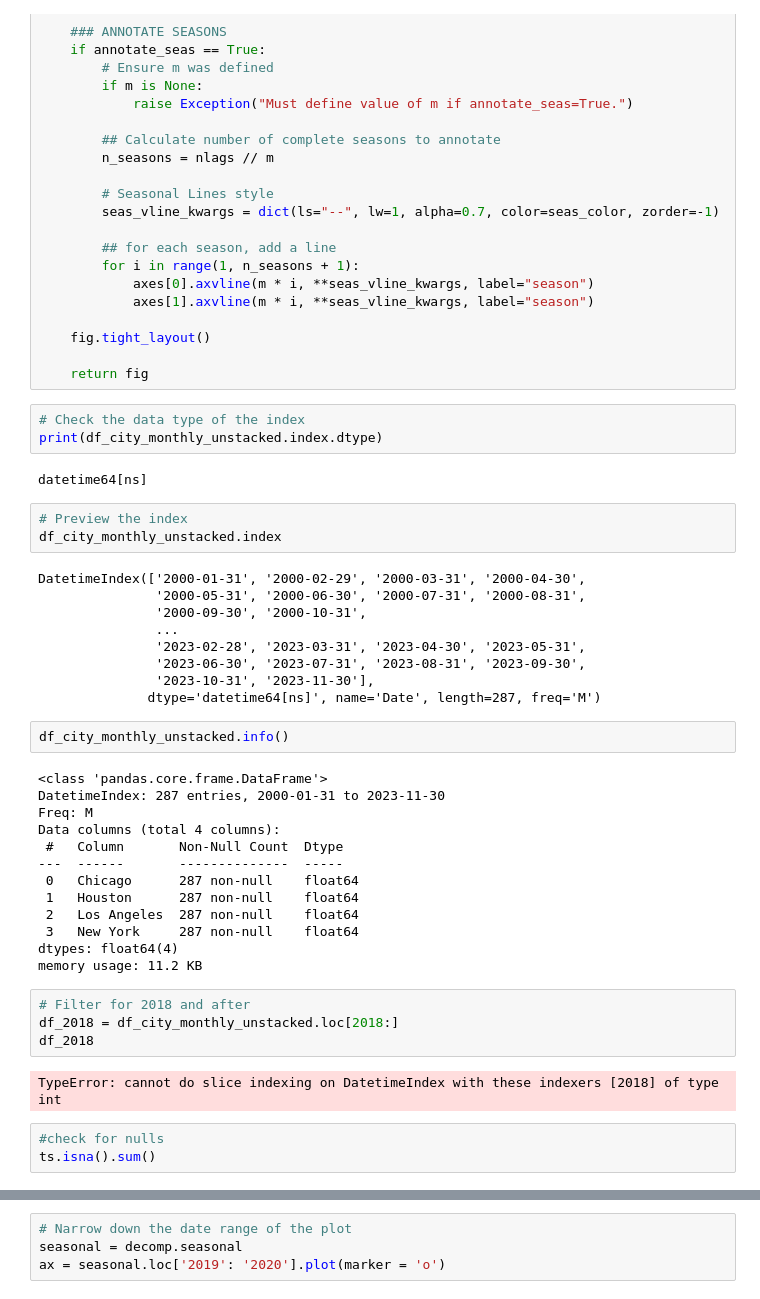
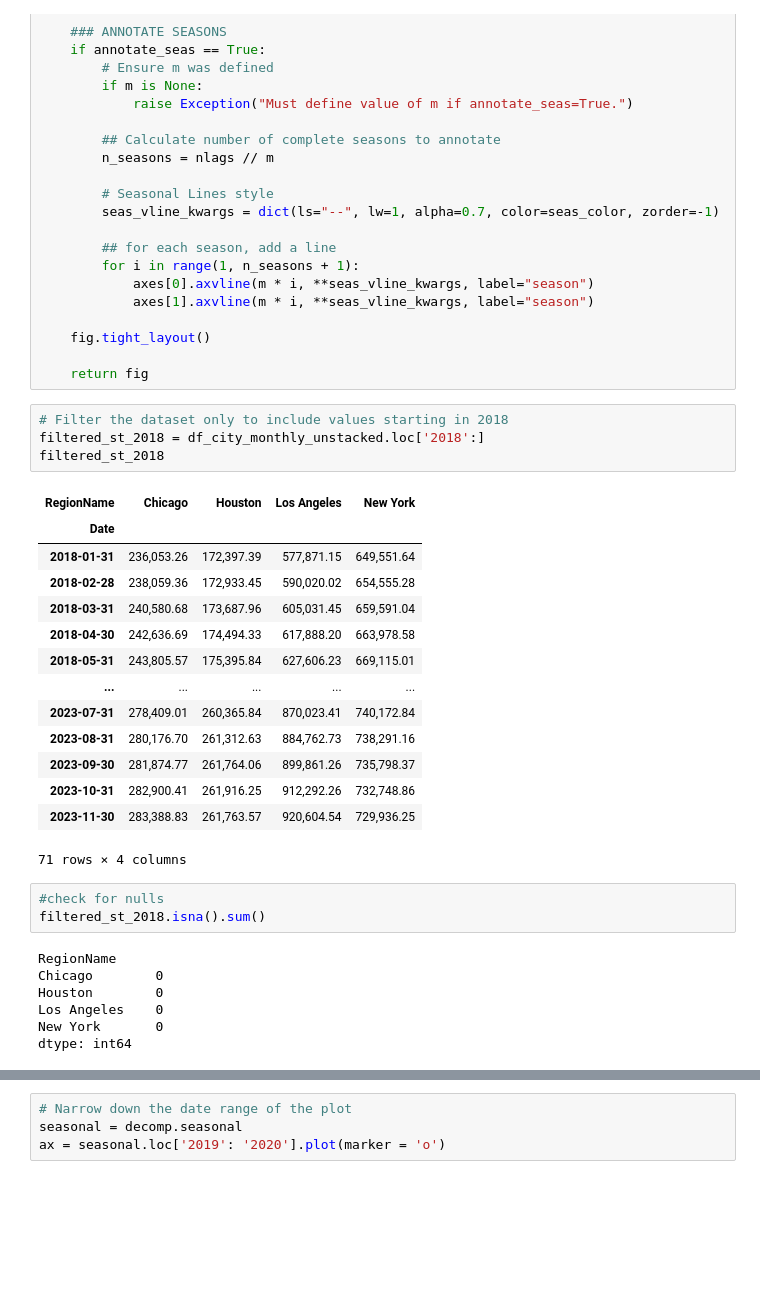
Before and after one commit to lrnrdr/CORE-Gridsearch-SARIMA-Models, a Jupyter notebook: Core Gridseach SARIMA Models.ipynb, the cells around one changed output, grey strips where cells are left out. Saved outputs shown, nothing was run; the diff lists cells and outputs as text; blank space fills up the shorter version.

```diff
--- a/Core Gridseach SARIMA Models.ipynb
+++ b/Core Gridseach SARIMA Models.ipynb
@@ -450,44 +450,32 @@ def plot_acf_pacf(ts, nlags=40, figsize=(10, 5),
     fig.tight_layout()
 
     return fig
-# %%
-# Check the data type of the index
-print(df_city_monthly_unstacked.index.dtype)
-# %% [output]
-datetime64[ns]
-# %%
-# Preview the index
-df_city_monthly_unstacked.index
-# %% [output]
-DatetimeIndex(['2000-01-31', '2000-02-29', '2000-03-31', '2000-04-30',
-               '2000-05-31', '2000-06-30', '2000-07-31', '2000-08-31',
-               '2000-09-30', '2000-10-31',
-               ...
-               '2023-02-28', '2023-03-31', '2023-04-30', '2023-05-31',
-               '2023-06-30', '2023-07-31', '2023-08-31', '2023-09-30',
-               '2023-10-31', '2023-11-30'],
-              dtype='datetime64[ns]', name='Date', length=287, freq='M')
-# %%
-df_city_monthly_unstacked.info()
-# %% [output]
-<class 'pandas.core.frame.DataFrame'>
-DatetimeIndex: 287 entries, 2000-01-31 to 2023-11-30
-Freq: M
-Data columns (total 4 columns):
- #   Column       Non-Null Count  Dtype
----  ------       --------------  -----
- 0   Chicago      287 non-null    float64
- 1   Houston      287 non-null    float64
- 2   Los Angeles  287 non-null    float64
- 3   New York     287 non-null    float64
-dtypes: float64(4)
-memory usage: 11.2 KB
-# %%
-# Filter for 2018 and after
-df_2018 = df_city_monthly_unstacked.loc[2018:]
-df_2018
-# %% [output]
-TypeError: cannot do slice indexing on DatetimeIndex with these indexers [2018] of type int
+# %%
+# Filter the dataset only to include values starting in 2018
+filtered_st_2018 = df_city_monthly_unstacked.loc['2018':]
+filtered_st_2018
+# %% [output]
+| RegionName | Chicago | Houston | Los Angeles | New York |
+| Date |  |  |  |  |
+| 2018-01-31 | 236,053.26 | 172,397.39 | 577,871.15 | 649,551.64 |
+| 2018-02-28 | 238,059.36 | 172,933.45 | 590,020.02 | 654,555.28 |
+| 2018-03-31 | 240,580.68 | 173,687.96 | 605,031.45 | 659,591.04 |
+| 2018-04-30 | 242,636.69 | 174,494.33 | 617,888.20 | 663,978.58 |
+| 2018-05-31 | 243,805.57 | 175,395.84 | 627,606.23 | 669,115.01 |
+| ... | ... | ... | ... | ... |
+| 2023-07-31 | 278,409.01 | 260,365.84 | 870,023.41 | 740,172.84 |
+| 2023-08-31 | 280,176.70 | 261,312.63 | 884,762.73 | 738,291.16 |
+| 2023-09-30 | 281,874.77 | 261,764.06 | 899,861.26 | 735,798.37 |
+| 2023-10-31 | 282,900.41 | 261,916.25 | 912,292.26 | 732,748.86 |
+| 2023-11-30 | 283,388.83 | 261,763.57 | 920,604.54 | 729,936.25 |
+71 rows × 4 columns
 # %%
 #check for nulls
-ts.isna().sum()
+filtered_st_2018.isna().sum()
+# %% [output]
+RegionName
+Chicago        0
+Houston        0
+Los Angeles    0
+New York       0
+dtype: int64
```
Also changed, not shown: parts of 32 cells of this notebook.
